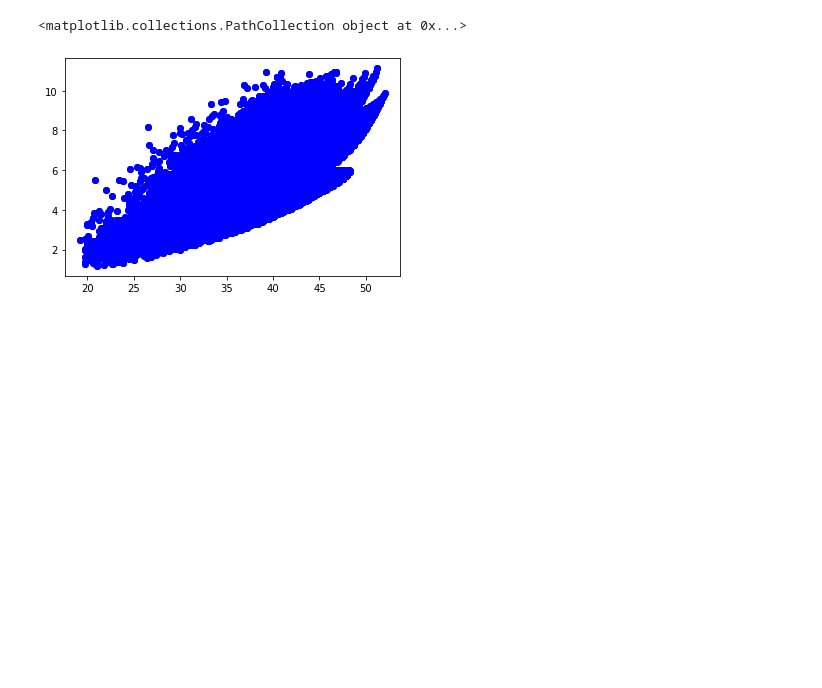
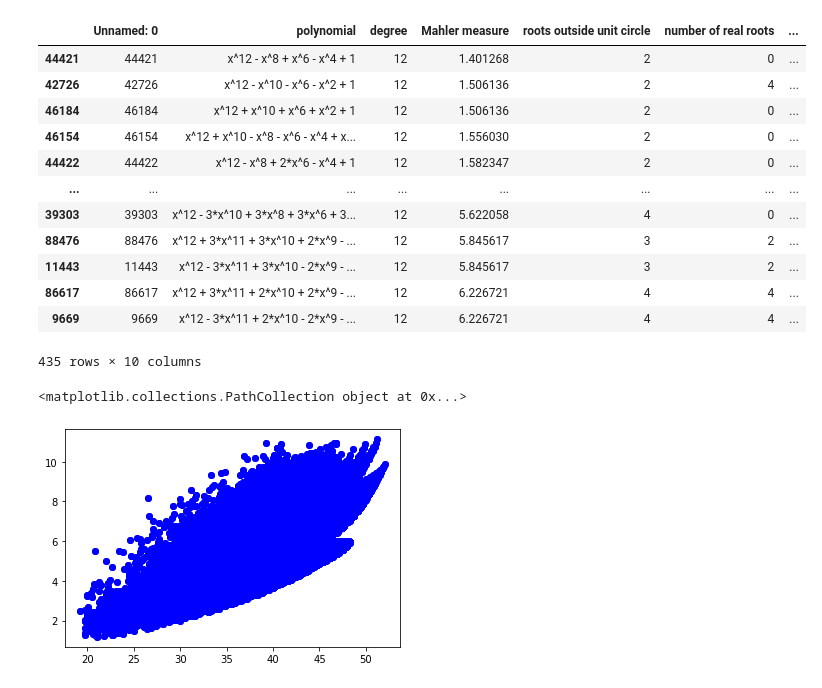
Before and after one commit to MatthewNortonPersonal/Mahler-Measures-and-Galois-Groups-of-Reciprocal-Polynomials, a Jupyter notebook: Galois Groups/csvs.ipynb, the cells around one changed output. Saved outputs shown, nothing was run; the diff lists cells and outputs as text; code cells hidden in the pictures; blank space fills up the shorter version.

```diff
--- a/Galois Groups/csvs.ipynb
+++ b/Galois Groups/csvs.ipynb
@@ -27,0 +33,16 @@ plt.scatter(np.log(df[df["Galois of trace"]=="5T2"]["discriminant"]),np.log(df[d
+# %%
+df[df["Galois of trace"]=="6T11"].sort_values("Mahler measure")
+# %% [output]
+|  | Unnamed: 0 | polynomial | degree | Mahler measure | roots outside unit circle | number of real roots | ... |
+| 44421 | 44421 | x^12 - x^8 + x^6 - x^4 + 1 | 12 | 1.401268 | 2 | 0 | ... |
+| 42726 | 42726 | x^12 - x^10 - x^6 - x^2 + 1 | 12 | 1.506136 | 2 | 4 | ... |
+| 46184 | 46184 | x^12 + x^10 + x^6 + x^2 + 1 | 12 | 1.506136 | 2 | 0 | ... |
+| 46154 | 46154 | x^12 + x^10 - x^8 - x^6 - x^4 + x... | 12 | 1.556030 | 2 | 0 | ... |
+| 44422 | 44422 | x^12 - x^8 + 2*x^6 - x^4 + 1 | 12 | 1.582347 | 2 | 0 | ... |
+| ... | ... | ... | ... | ... | ... | ... | ... |
+| 39303 | 39303 | x^12 - 3*x^10 + 3*x^8 + 3*x^6 + 3... | 12 | 5.622058 | 4 | 0 | ... |
+| 88476 | 88476 | x^12 + 3*x^11 + 3*x^10 + 2*x^9 - ... | 12 | 5.845617 | 3 | 2 | ... |
+| 11443 | 11443 | x^12 - 3*x^11 + 3*x^10 - 2*x^9 - ... | 12 | 5.845617 | 3 | 2 | ... |
+| 86617 | 86617 | x^12 + 3*x^11 + 2*x^10 + 2*x^9 - ... | 12 | 6.226721 | 4 | 4 | ... |
+| 9669 | 9669 | x^12 - 3*x^11 + 2*x^10 - 2*x^9 - ... | 12 | 6.226721 | 4 | 4 | ... |
+435 rows × 10 columns
```
Also changed, not shown: parts of 9 cells of this notebook, 1 other file.
